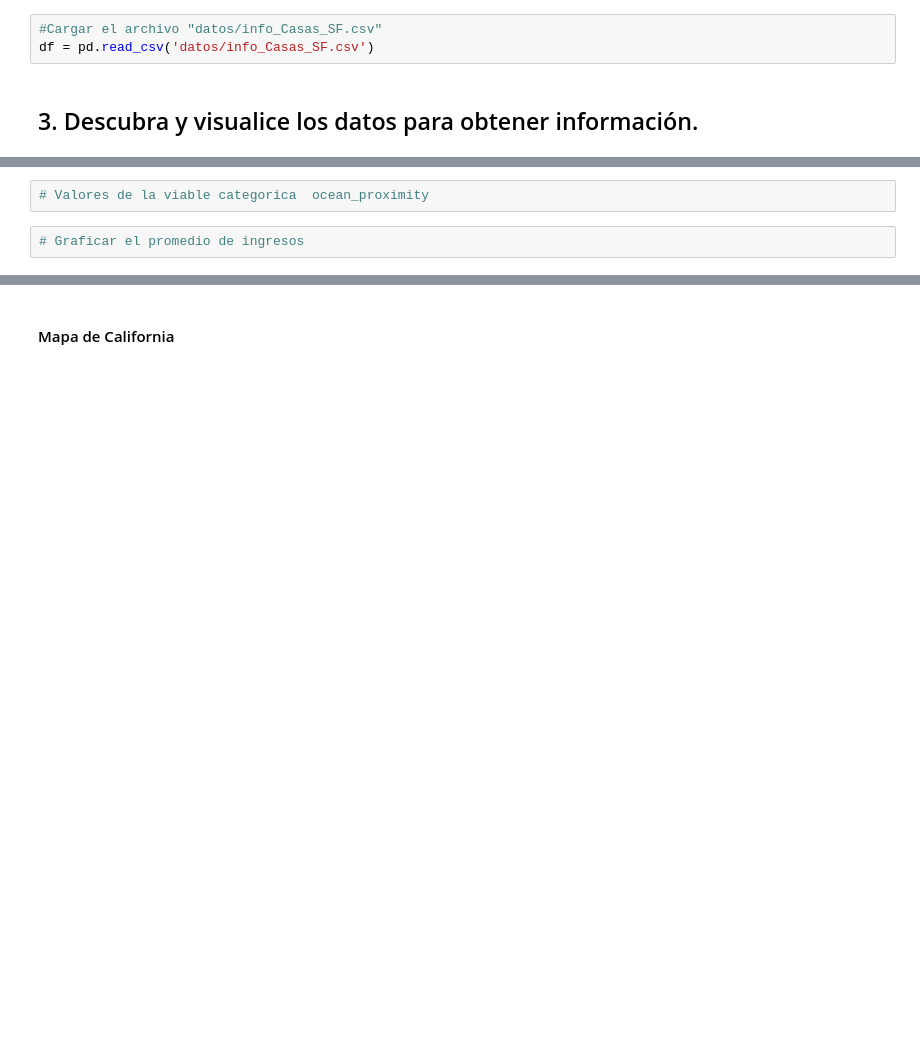
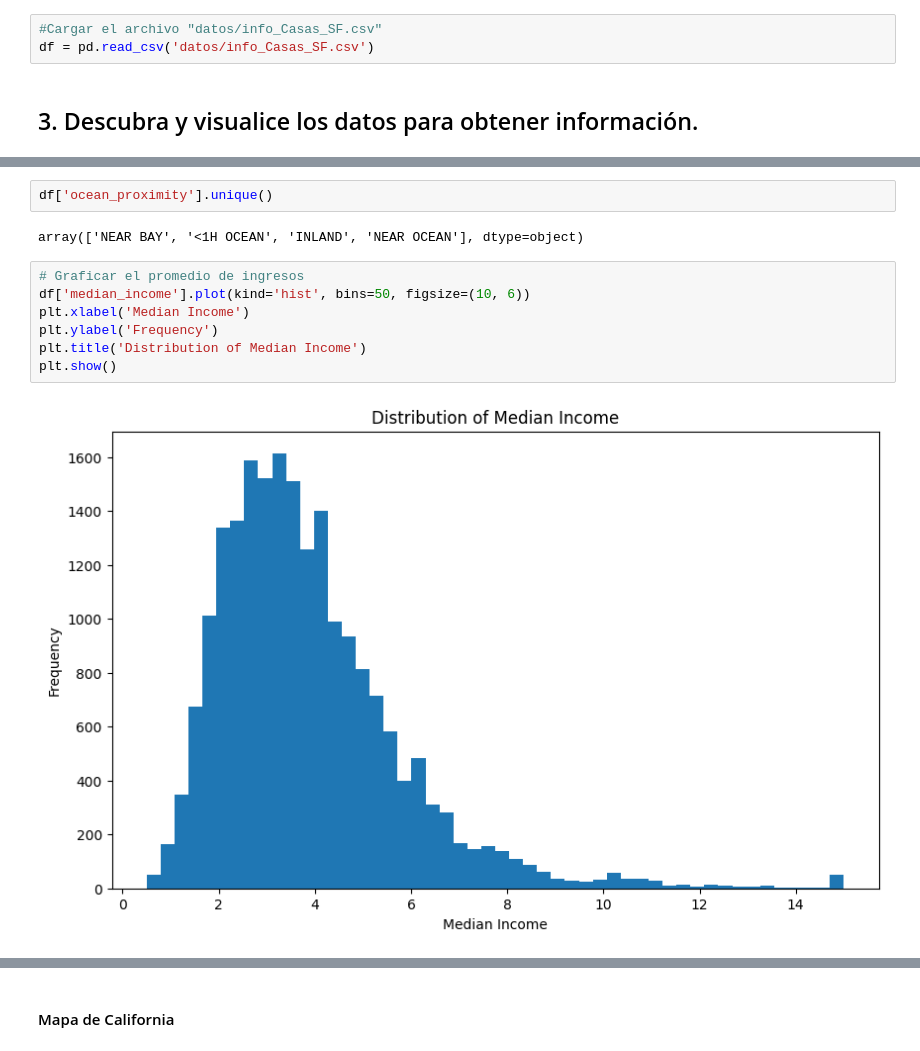
Before and after one commit to depresionTropical/data-science-class, a Jupyter notebook: CD _16_Regresión Lineal - TEC/CD_16_ML-Regresion_PrediccionCosto/CD_16_ML-Regresion__PrediccionCosto.ipynb, the cells around one changed output, grey strips where cells are left out. Cells and saved outputs as stored; diff of their text form; blank space fills up the shorter version.

```diff
--- a/CD _16_Regresión Lineal - TEC/CD_16_ML-Regresion_PrediccionCosto/CD_16_ML-Regresion__PrediccionCosto.ipynb
+++ b/CD _16_Regresión Lineal - TEC/CD_16_ML-Regresion_PrediccionCosto/CD_16_ML-Regresion__PrediccionCosto.ipynb
@@ -167,6 +210,15 @@ df = pd.read_csv('datos/info_Casas_SF.csv')
-# %%
-# Valores de la viable categorica  ocean_proximity
-# %%
-# Graficar el promedio de ingresos
+# %%
+df['ocean_proximity'].unique()
+# %% [output]
+array(['NEAR BAY', '<1H OCEAN', 'INLAND', 'NEAR OCEAN'], dtype=object)
+# %%
+# Graficar el promedio de ingresos
+df['median_income'].plot(kind='hist', bins=50, figsize=(10, 6))
+plt.xlabel('Median Income')
+plt.ylabel('Frequency')
+plt.title('Distribution of Median Income')
+plt.show()
+# %% [output]
+[figure, added]
 # %%
 #Graficar todas las variables numericas
```
Also changed, not shown: parts of 13 cells of this notebook.
